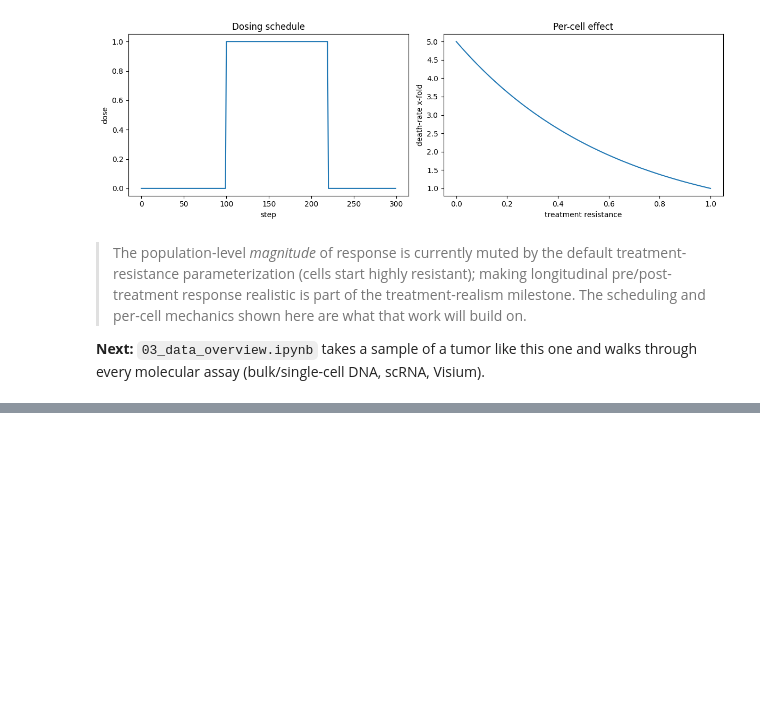
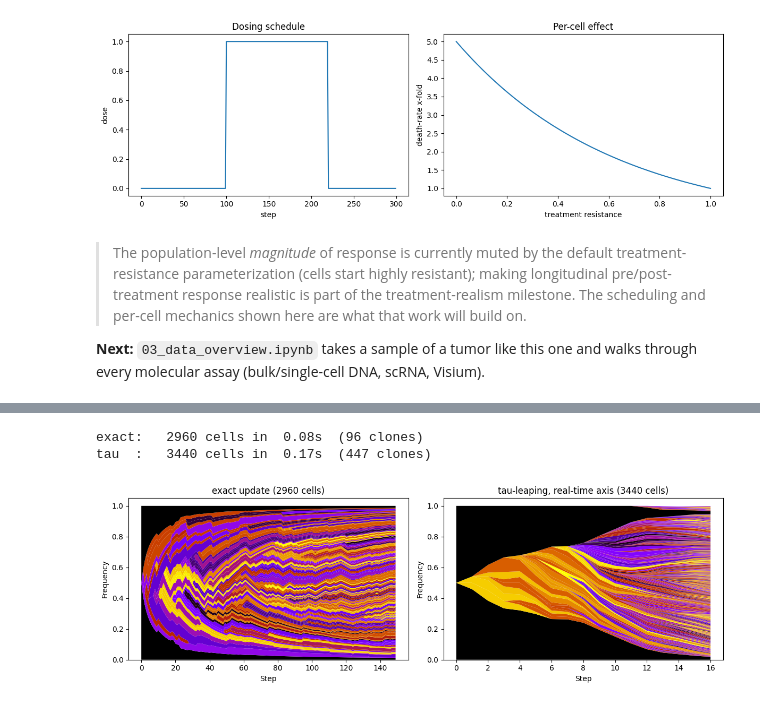
Before and after one commit to pedrofale/iscc, a Jupyter notebook: notebooks/02_tumor_growth.ipynb, the cells around one changed output, grey strips where cells are left out. Drawn from its saved outputs; the diff is of its cells as text; code cells hidden in the pictures; blank space fills up the shorter version.

```diff
--- a/notebooks/02_tumor_growth.ipynb
+++ b/notebooks/02_tumor_growth.ipynb
@@ -101,0 +106,23 @@ every molecular assay (bulk/single-cell DNA, scRNA, Visium).
+# %%
+import time
+
+def grow_timed(mode, n_steps):
+    t0 = time.time()
+    T = GenotypeTumor(config=CONFIG, seed=3, update_mode=mode)
+    T.grow(n_steps=n_steps, seed=3)
+    return T, time.time() - t0
+
+ex, t_ex = grow_timed("exact", 150)
+ta, t_ta = grow_timed("tau", 16)
+for name, T, dt in [("exact", ex, t_ex), ("tau  ", ta, t_ta)]:
+    print(f"{name}: {T.get_tumor_size():>6d} cells in {dt:5.2f}s  "
+          f"({len(T.get_genotype_frequencies()[0])} clones)")
+
+fig, axes = plt.subplots(1, 2, figsize=(12, 4))
+ex.plot_muller(ax=axes[0]); axes[0].set_title(f"exact update ({ex.get_tumor_size()} cells)")
+ta.plot_muller(ax=axes[1]); axes[1].set_title(f"tau-leaping, real-time axis ({ta.get_tumor_size()} cells)")
+plt.tight_layout(); plt.show()
+# %% [output]
+exact:   2960 cells in  0.08s  (96 clones)
+tau  :   3440 cells in  0.17s  (447 clones)
+[figure, added]
```
Also changed, not shown: parts of 1 cell of this notebook, 5 other files.
